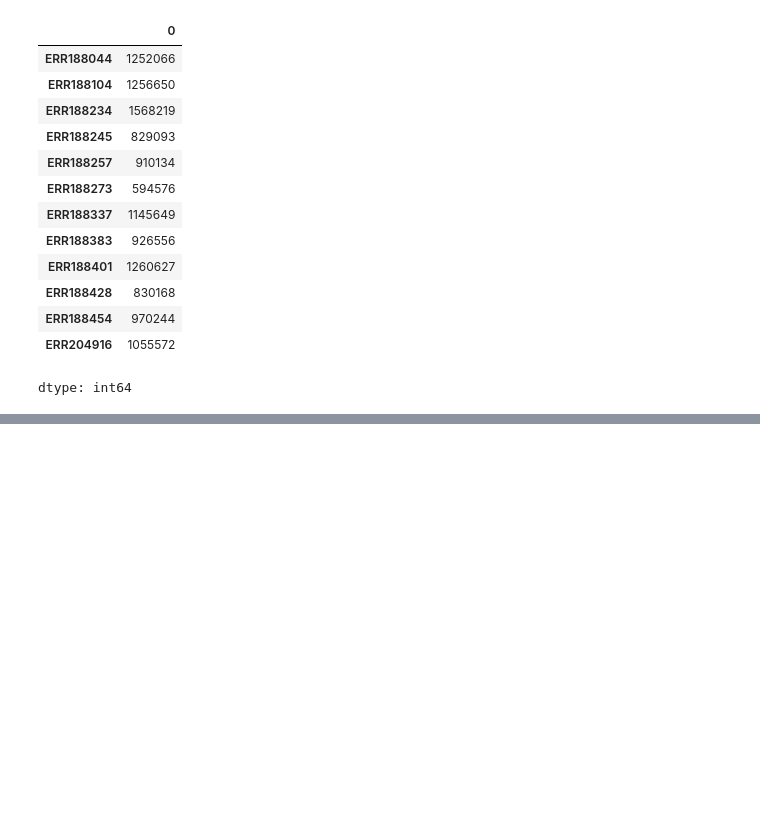
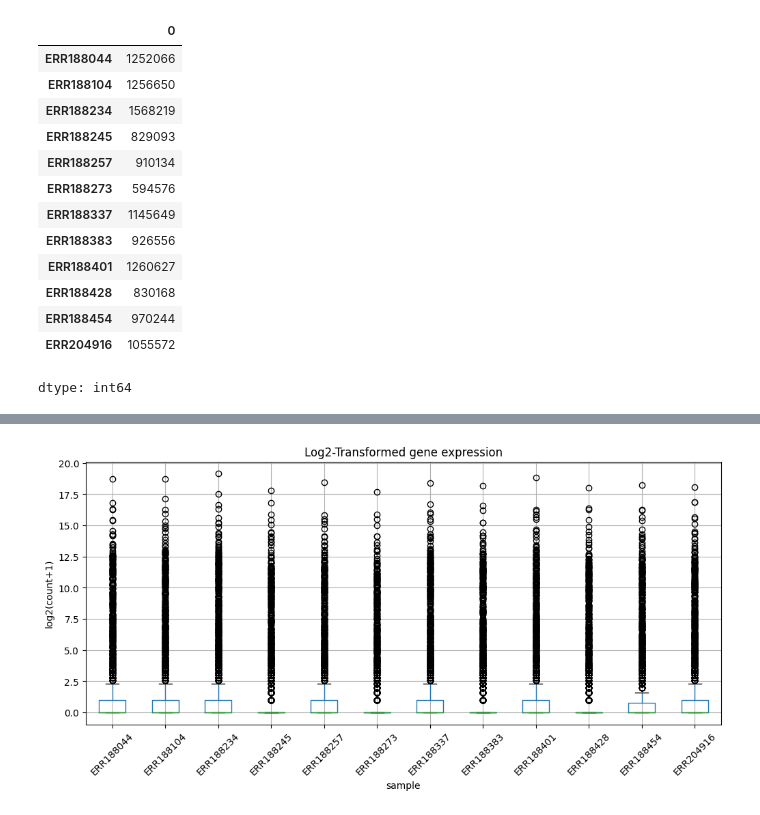
Before and after one commit to MsTejasviSingh/Cancer-Genomics, a Jupyter notebook: 02_RNAseq_Project.ipynb, the cells around one changed output, grey strips where cells are left out. Saved outputs shown, nothing was run; the diff lists cells and outputs as text; code cells hidden in the pictures; blank space fills up the shorter version.

```diff
--- a/02_RNAseq_Project.ipynb
+++ b/02_RNAseq_Project.ipynb
@@ -340,0 +415,9 @@ ValueError: shape mismatch: objects cannot be broadcast to a single shape.  Mism
+# %%
+#Since RNAseq data is highly skewed;
+#log-transformed counts are performed to compress verly large values
+
+log_counts = np.log2(sample_counts + 1)
+#+1 prevents taking log of 0
+
+print(log_counts.shape)
+log_counts.head()
@@ -340,0 +457,12 @@ ValueError: shape mismatch: objects cannot be broadcast to a single shape.  Mism
+# %%
+plt.figure(figsize=(12,5))
+
+log_counts.boxplot(rot=45)
+
+plt.title("Log2-Transformed gene expression")
+plt.ylabel("log2(count+1)")
+plt.xlabel("sample")
+
+plt.show()
+# %% [output]
+[figure, added]
```
Also changed, not shown: parts of 22 cells of this notebook.
